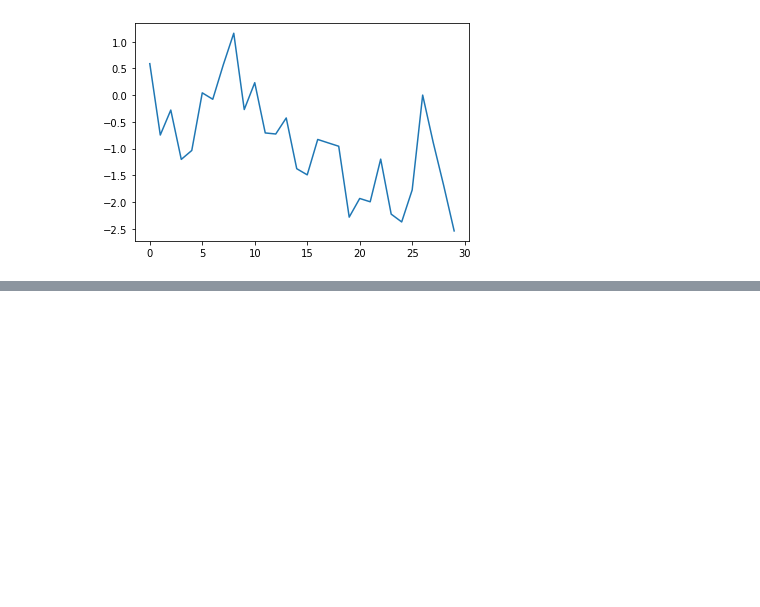
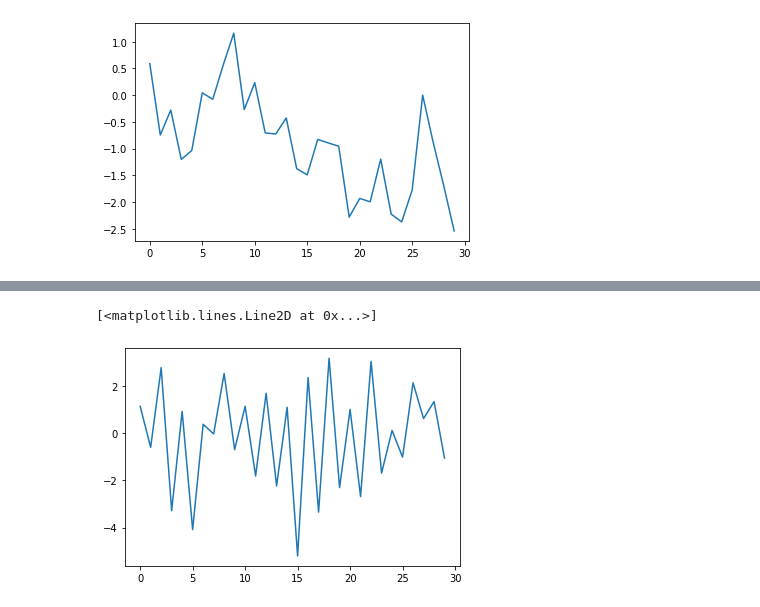
Before and after one commit to shiunru/M10821053, a Jupyter notebook: montecarlo.ipynb, the cells around one changed output, grey strips where cells are left out. Saved outputs shown, nothing was run; the diff lists cells and outputs as text; code cells hidden in the pictures; blank space fills up the shorter version.

```diff
--- a/montecarlo.ipynb
+++ b/montecarlo.ipynb
@@ -78,0 +83,10 @@ CCP_STR
+# %%
+CCP_SYS
+d = [ 1.131, -0.602,  2.767, -3.279,  0.916, -4.083,  0.371, -0.038,
+         2.518, -0.7  ,  1.133, -1.815,  1.685, -2.234,  1.088, -5.195,
+         2.347, -3.342,  3.164, -2.306,  0.999, -2.685,  3.031, -1.692,
+         0.109, -1.016,  2.126,  0.612,  1.331, -1.057]
+plt.plot(d)
+# %% [output]
+[<matplotlib.lines.Line2D at 0x...>]
+[figure, added]
```
Also changed, not shown: parts of 9 cells of this notebook, 2 other files.
